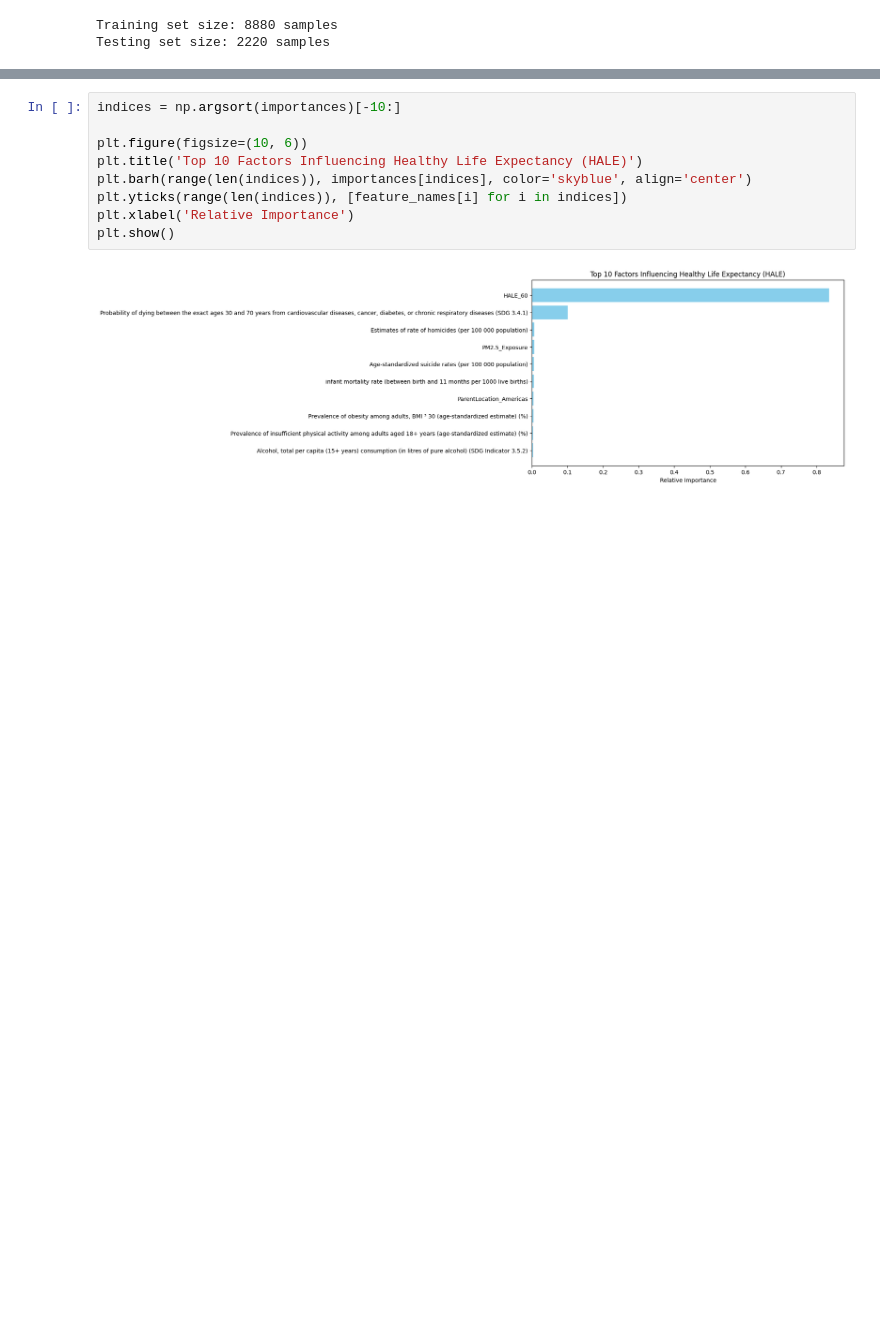
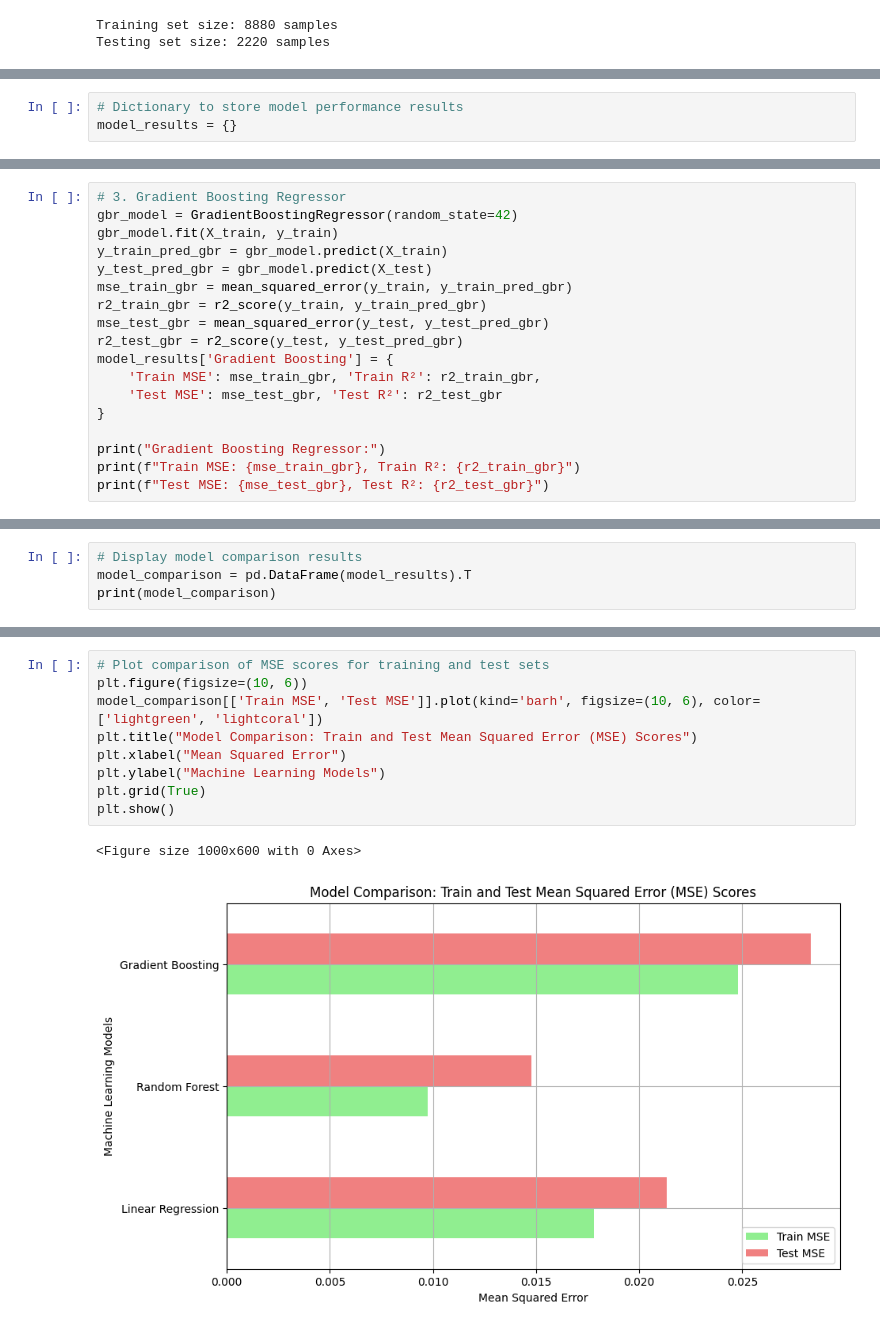
Before and after one commit to HALA-Prediction-466/HALE-prediction, a Jupyter notebook: code/model_training_and_evaluation.ipynb, the cells around one changed output, grey strips where cells are left out. Saved outputs shown, nothing was run; the diff lists cells and outputs as text; blank space fills up the shorter version.

Commit message:
working on training

```diff
--- a/code/model_training_and_evaluation.ipynb
+++ b/code/model_training_and_evaluation.ipynb
@@ -47,0 +21,3 @@ Gradient Boosting - Training Complete.
+# %%
+# Dictionary to store model performance results
+model_results = {}
@@ -47,0 +90,18 @@ Gradient Boosting - Training Complete.
+# %%
+# 3. Gradient Boosting Regressor
+gbr_model = GradientBoostingRegressor(random_state=42)
+gbr_model.fit(X_train, y_train)
+y_train_pred_gbr = gbr_model.predict(X_train)
+y_test_pred_gbr = gbr_model.predict(X_test)
+mse_train_gbr = mean_squared_error(y_train, y_train_pred_gbr)
+r2_train_gbr = r2_score(y_train, y_train_pred_gbr)
+mse_test_gbr = mean_squared_error(y_test, y_test_pred_gbr)
+r2_test_gbr = r2_score(y_test, y_test_pred_gbr)
+model_results['Gradient Boosting'] = {
+    'Train MSE': mse_train_gbr, 'Train R²': r2_train_gbr,
+    'Test MSE': mse_test_gbr, 'Test R²': r2_test_gbr
+}
+
+print("Gradient Boosting Regressor:")
+print(f"Train MSE: {mse_train_gbr}, Train R²: {r2_train_gbr}")
+print(f"Test MSE: {mse_test_gbr}, Test R²: {r2_test_gbr}")
@@ -47,0 +112,4 @@ Gradient Boosting - Training Complete.
+# %%
+# Display model comparison results
+model_comparison = pd.DataFrame(model_results).T
+print(model_comparison)
@@ -62,12 +132,13 @@ Gradient Boosting  0.028326  0.973117
 # %%
-indices = np.argsort(importances)[-10:]
-
+# Plot comparison of MSE scores for training and test sets
 plt.figure(figsize=(10, 6))
-plt.title('Top 10 Factors Influencing Healthy Life Expectancy (HALE)')
-plt.barh(range(len(indices)), importances[indices], color='skyblue', align='center')
-plt.yticks(range(len(indices)), [feature_names[i] for i in indices])
-plt.xlabel('Relative Importance')
+model_comparison[['Train MSE', 'Test MSE']].plot(kind='barh', figsize=(10, 6), color=['lightgreen', 'lightcoral'])
+plt.title("Model Comparison: Train and Test Mean Squared Error (MSE) Scores")
+plt.xlabel("Mean Squared Error")
+plt.ylabel("Machine Learning Models")
+plt.grid(True)
 plt.show()
 # %% [output]
+<Figure size 1000x600 with 0 Axes>
-[figure, old version]
+[figure, new version]
 # %%
```
Also changed, not shown: parts of 7 cells of this notebook.
